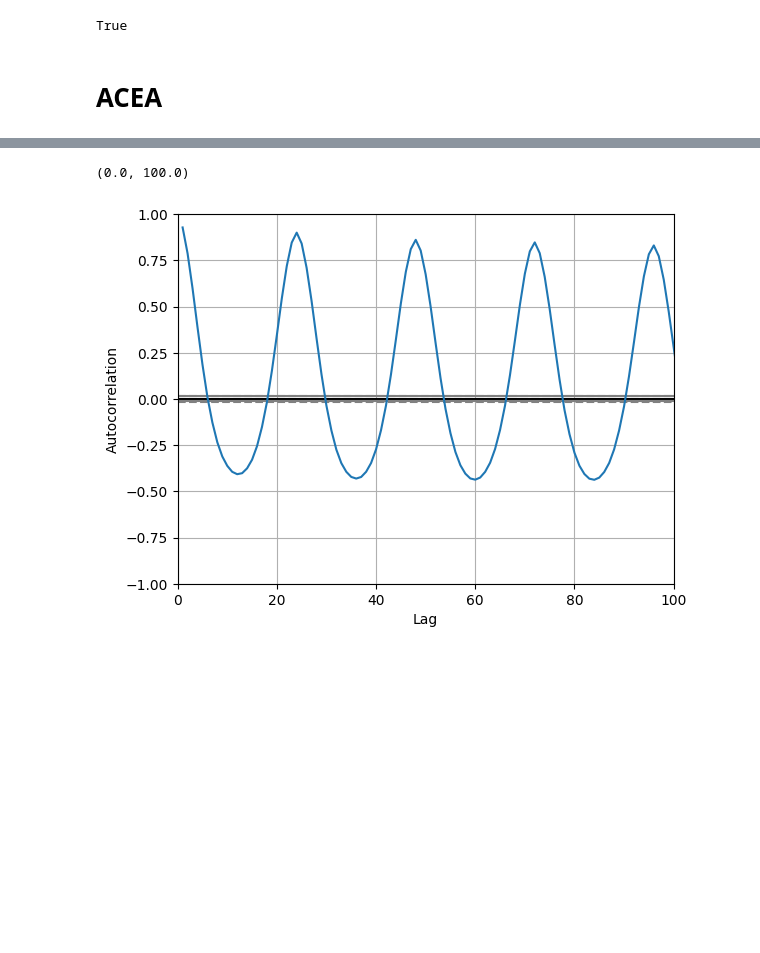
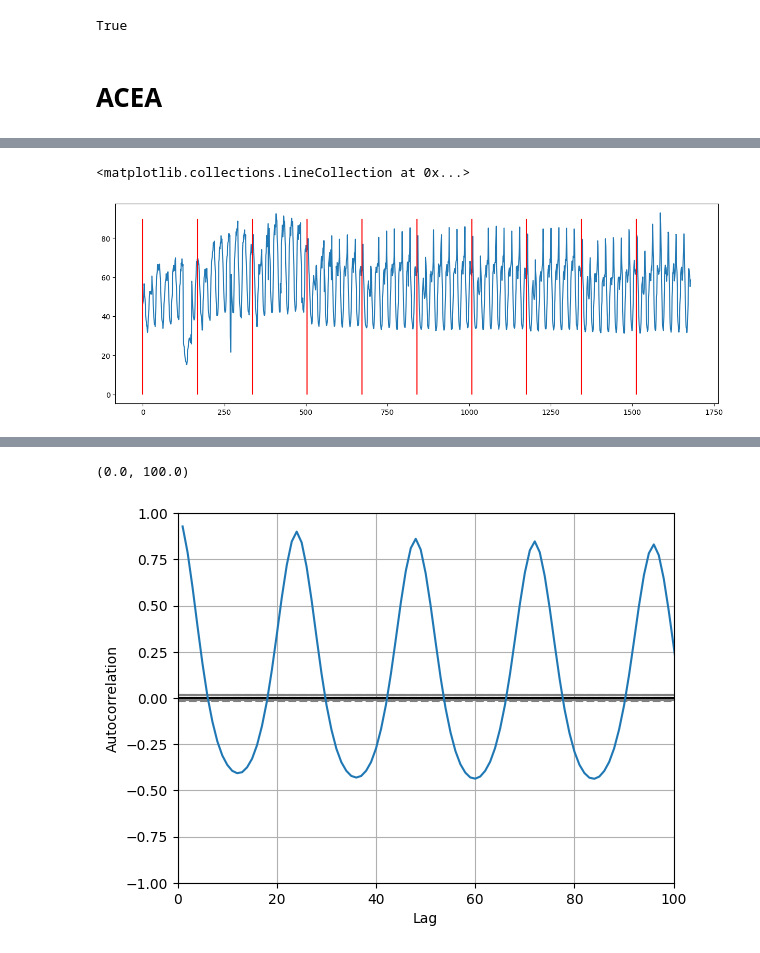
Before and after one commit to MicheleUIT/Probabilistic-load-forecasting-with-Reservoir-Computing, a Jupyter notebook: dataset/data_analysis.ipynb, the cells around one changed output, grey strips where cells are left out. Cells and saved outputs as stored; diff of their text form; code cells hidden in the pictures; blank space fills up the shorter version.

```diff
--- a/dataset/data_analysis.ipynb
+++ b/dataset/data_analysis.ipynb
@@ -79,0 +115,7 @@ plt.grid()
+# %%
+fig = plt.figure(figsize=(15,5))
+plt.plot(Xtr[2100:3780], label="x")
+plt.vlines([168*n for n in range(10)], ymin=0, ymax=90, colors="r")
+# %% [output]
+<matplotlib.collections.LineCollection at 0x...>
+[figure, added]
```
Also changed, not shown: parts of 17 cells of this notebook.
